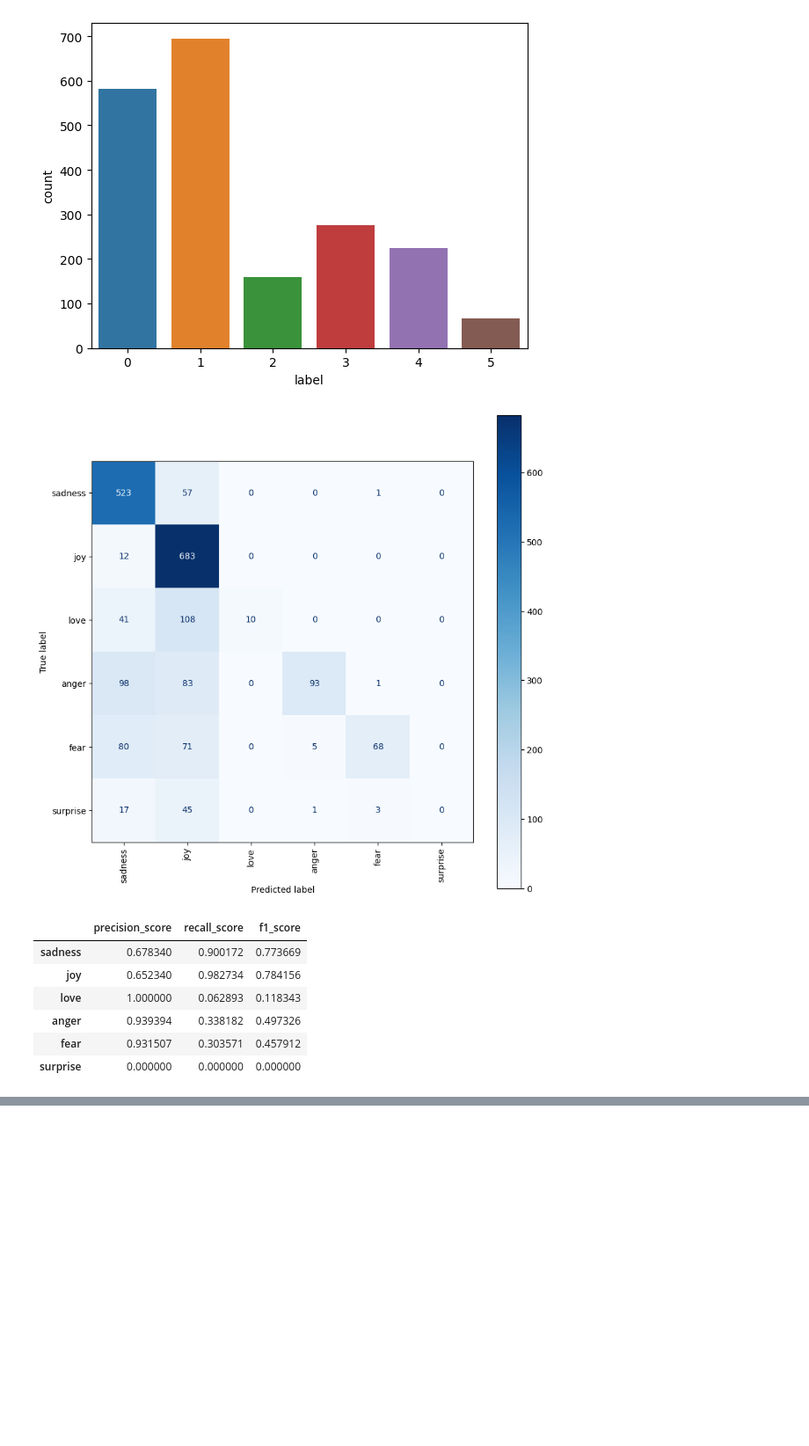
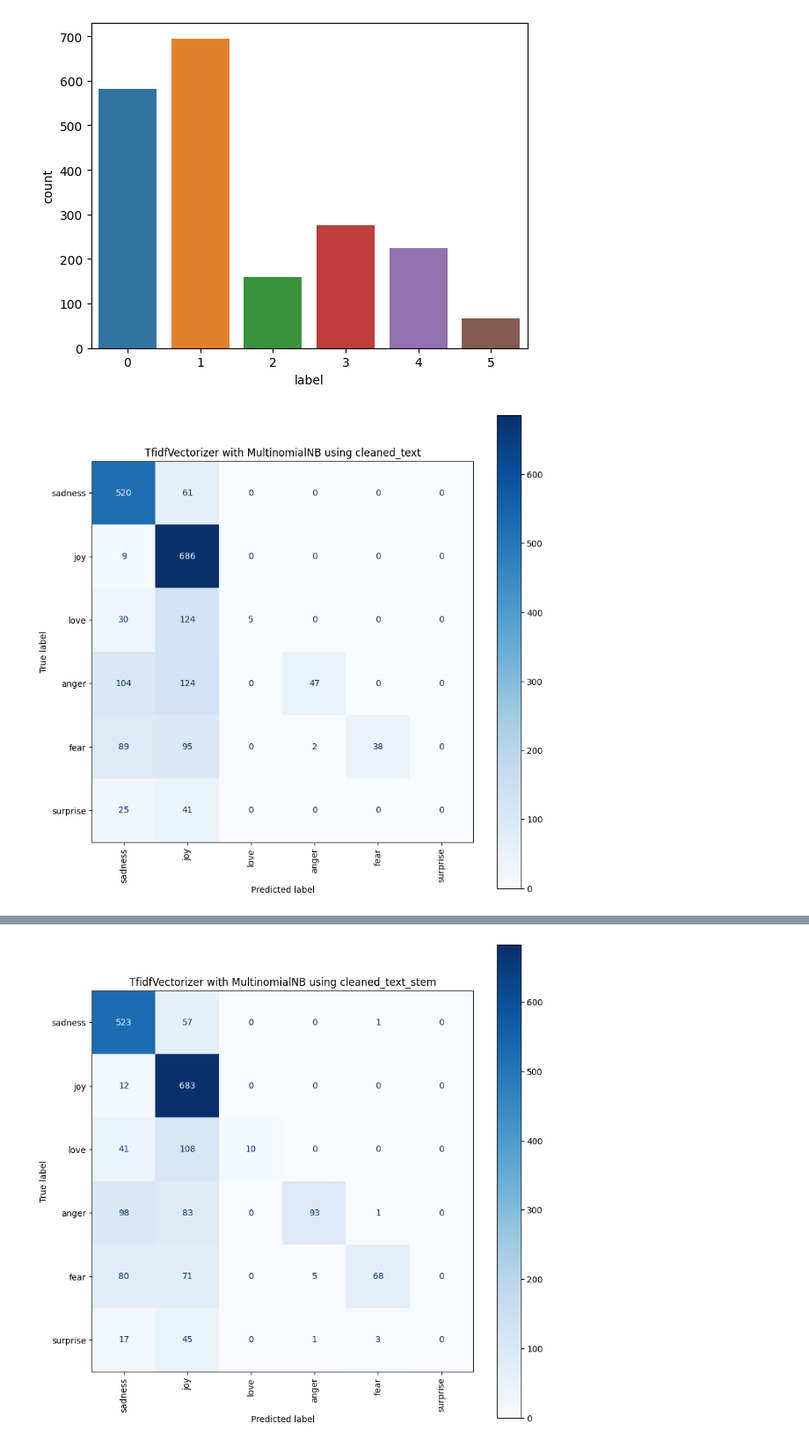
Before and after one commit to 112523chen/Project_SA_CTP, a Jupyter notebook: research.ipynb, the cells around one changed output, grey strips where cells are left out. Shown: that part at 88% size. Saved outputs shown, nothing was run; the diff lists cells and outputs as text; code cells hidden in the pictures; blank space fills up the shorter version.

```diff
--- a/research.ipynb
+++ b/research.ipynb
@@ -106,46 +126,49 @@ test_df['cleaned_text'] = test_df['text'].apply(clean_tweets)
 # %%
-# Tfid Model
+# Tfid Vectorized MNB Model
 
-#split features and label
-X_train = train_df['cleaned_text']
-y_train = train_df['label']
+tfid_models = []
 
-X_test = test_df['cleaned_text']
-y_test = test_df['label']
+for col in train_df.columns[2:]:
 
-#Fit and Transform
-X_temp = pd.concat([X_train,X_test])
-vectorizer = TfidfVectorizer()
-vectorizer.fit(X_temp)
+    #split features and label
+    X_train = train_df[col]
+    y_train = train_df['label']
 
-X_train = vectorizer.transform(X_train)
-X_test = vectorizer.transform(X_test)
+    X_test = test_df[col]
+    y_test = test_df['label']
 
-#Create model and predict
-model = MultinomialNB()
-model.fit(X_train, y_train)
-y_pred = model.predict(X_test)
+    #Fit and Transform
+    X_temp = pd.concat([X_train,X_test])
+    tfidf_vectorizer = TfidfVectorizer()
+    tfidf_vectorizer.fit(X_temp)
 
-#Create confusion matrix for Tfid model
-fig, ax = plt.subplots(figsize=(10, 10))
-plot_confusion_matrix(model, X_test, y_test, display_labels=['sadness','joy','love','anger','fear','surprise'], cmap=plt.cm.Blues, ax=ax)
-plt.xticks(rotation=90)
-plt.show()
+    X_train = tfidf_vectorizer.transform(X_train)
+    X_test = tfidf_vectorizer.transform(X_test)
 
-#display metrics
-metrics_df = {
-    'precision_score' : precision_score(y_test, y_pred, average=None),
-    'recall_score' : recall_score(y_test, y_pred, average=None),
-    'f1_score' : f1_score(y_test, y_pred, average=None)
-}
+    #Create model and predict
+    model = MultinomialNB()
+    model.fit(X_train, y_train)
+    y_pred = model.predict(X_test)
 
-display(pd.DataFrame(metrics_df, index=['sadness','joy','love','anger','fear','surprise']))
+    #Create confusion matrix for Tfid model
+    fig, ax = plt.subplots(figsize=(10, 10))
+    plot_confusion_matrix(model, X_test, y_test, display_labels=['sadness','joy','love','anger','fear','surprise'], cmap=plt.cm.Blues, ax=ax)
+    plt.xticks(rotation=90)
+    plt.title(f'TfidfVectorizer with MultinomialNB using {col}')
+    plt.show()
+
+    # display metrics
+    # metrics_df = {
+    #     'precision_score' : precision_score(y_test, y_pred, average=None),
+    #     'recall_score' : recall_score(y_test, y_pred, average=None),
+    #     'f1_score' : f1_score(y_test, y_pred, average=None)
+    # }
+
+    # display(pd.DataFrame(metrics_df, index=['sadness','joy','love','anger','fear','surprise']))
+
+    print(classification_report(y_test, model.predict(X_test)))
+
+    package = [model, tfidf_vectorizer]
+    tfid_models.append(model)
 # %% [output]
-[figure, old version]
+[figure, new version]
-|  | precision_score | recall_score | f1_score |
-| sadness | 0.678340 | 0.900172 | 0.773669 |
-| joy | 0.652340 | 0.982734 | 0.784156 |
-| love | 1.000000 | 0.062893 | 0.118343 |
-| anger | 0.939394 | 0.338182 | 0.497326 |
-| fear | 0.931507 | 0.303571 | 0.457912 |
-| surprise | 0.000000 | 0.000000 | 0.000000 |
@@ -151,0 +187 @@ display(pd.DataFrame(metrics_df, index=['sadness','joy','love','anger','fear','s
+[figure, added]
```
Also changed, not shown: parts of 11 cells of this notebook.
